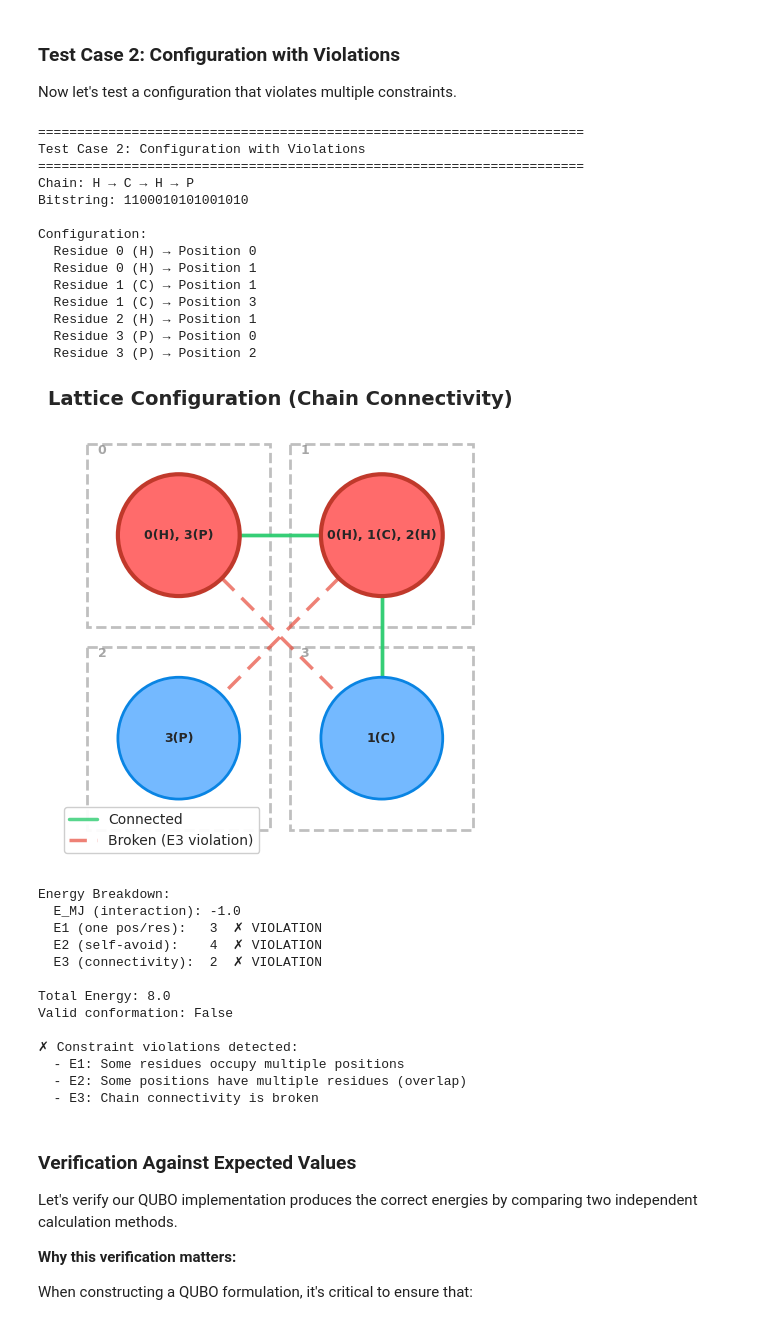
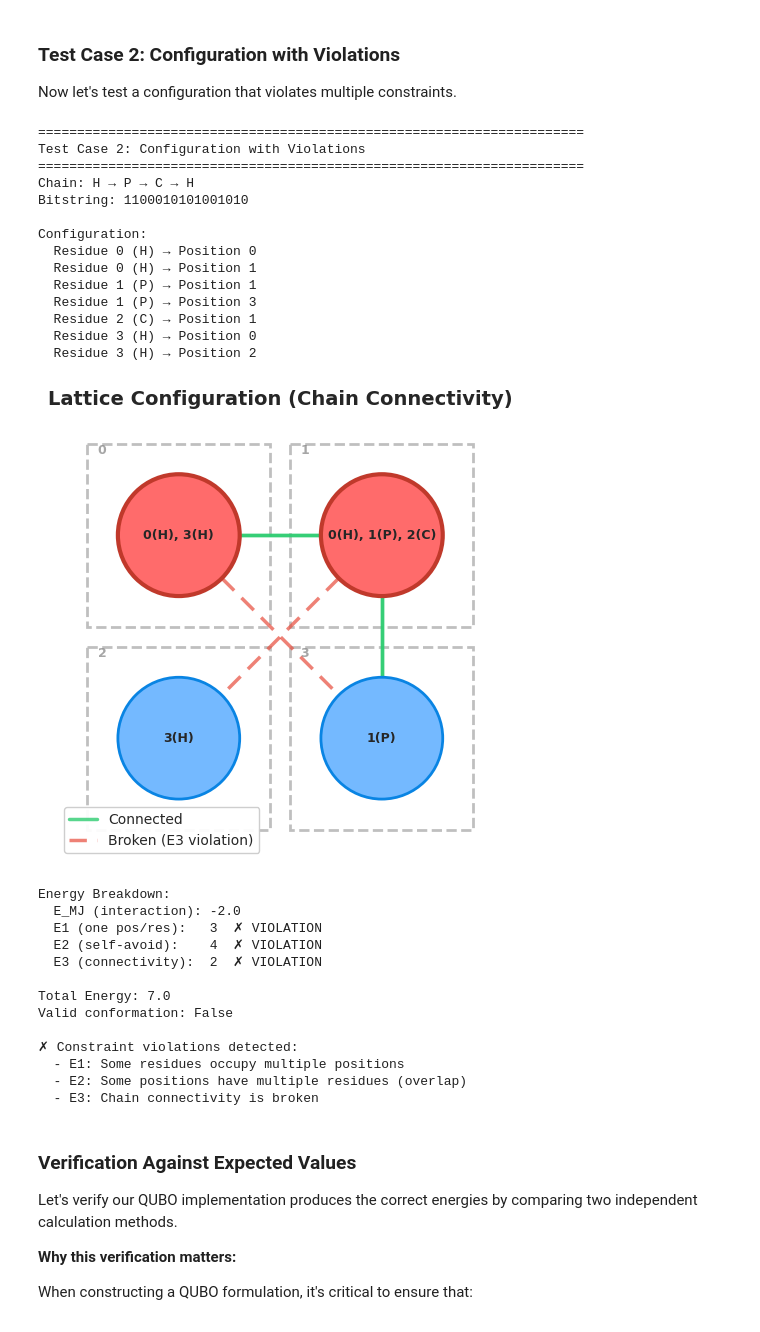
Before and after one commit to JGMink/Simulated-and-Hybrid-Annealing, a Jupyter notebook: notebooks/protein_folding_qubo.ipynb, the cells around one changed output. Saved outputs shown, nothing was run; the diff lists cells and outputs as text; code cells hidden in the pictures.

Commit message:
Improved notation on E3 and corrected energy eval toy example

```diff
--- a/notebooks/protein_folding_qubo.ipynb
+++ b/notebooks/protein_folding_qubo.ipynb
@@ -1559,7 +1564,7 @@ Valid conformation: True
 Now let's test a configuration that violates multiple constraints.
 # %%
 # Invalid configuration with multiple violations
-chain_test2 = ['H', 'C', 'H', 'P']
+chain_test2 = ['H', 'P', 'C', 'H']
 bitstring_invalid = '1100010101001010'
 
 print("="*70)
@@ -1577,47 +1582,47 @@ print()
 visualize_lattice_configuration(bitstring_invalid, chain_test2, adj, num_positions)
 
 # Compute energy
 total_E2, breakdown2 = total_energy(chain_test2, bitstring_invalid, adj, C, L1, L2, L3, verbose=False)
 
 print(f"\nEnergy Breakdown:")
 print(f"  E_MJ (interaction): {breakdown2[0]}")
 print(f"  E1 (one pos/res):   {breakdown2[1]}  {'✗ VIOLATION' if breakdown2[1] > 0 else '✓'}")
 print(f"  E2 (self-avoid):    {breakdown2[2]}  {'✗ VIOLATION' if breakdown2[2] > 0 else '✓'}")
 print(f"  E3 (connectivity):  {breakdown2[3]}  {'✗ VIOLATION' if breakdown2[3] > 0 else '✓'}")
 print(f"\nTotal Energy: {total_E2}")
 print(f"Valid conformation: {is_valid_conformation(breakdown2)}")
 
 if not is_valid_conformation(breakdown2):
     print("\n✗ Constraint violations detected:")
     if breakdown2[1] > 0:
         print("  - E1: Some residues occupy multiple positions")
     if breakdown2[2] > 0:
         print("  - E2: Some positions have multiple residues (overlap)")
     if breakdown2[3] > 0:
         print("  - E3: Chain connectivity is broken")
 # %% [output]
 ======================================================================
 Test Case 2: Configuration with Violations
 ======================================================================
-Chain: H → C → H → P
+Chain: H → P → C → H
 Bitstring: 1100010101001010
 
 Configuration:
   Residue 0 (H) → Position 0
   Residue 0 (H) → Position 1
-  Residue 1 (C) → Position 1
-  Residue 1 (C) → Position 3
-  Residue 2 (H) → Position 1
-  Residue 3 (P) → Position 0
-  Residue 3 (P) → Position 2
+  Residue 1 (P) → Position 1
+  Residue 1 (P) → Position 3
+  Residue 2 (C) → Position 1
+  Residue 3 (H) → Position 0
+  Residue 3 (H) → Position 2
-[figure, old version]
+[figure, new version]
 Energy Breakdown:
-  E_MJ (interaction): -1.0
+  E_MJ (interaction): -2.0
   E1 (one pos/res):   3  ✗ VIOLATION
   E2 (self-avoid):    4  ✗ VIOLATION
   E3 (connectivity):  2  ✗ VIOLATION
 
-Total Energy: 8.0
+Total Energy: 7.0
 Valid conformation: False
 
 ✗ Constraint violations detected:
```
Also changed, not shown: parts of 47 cells of this notebook.
